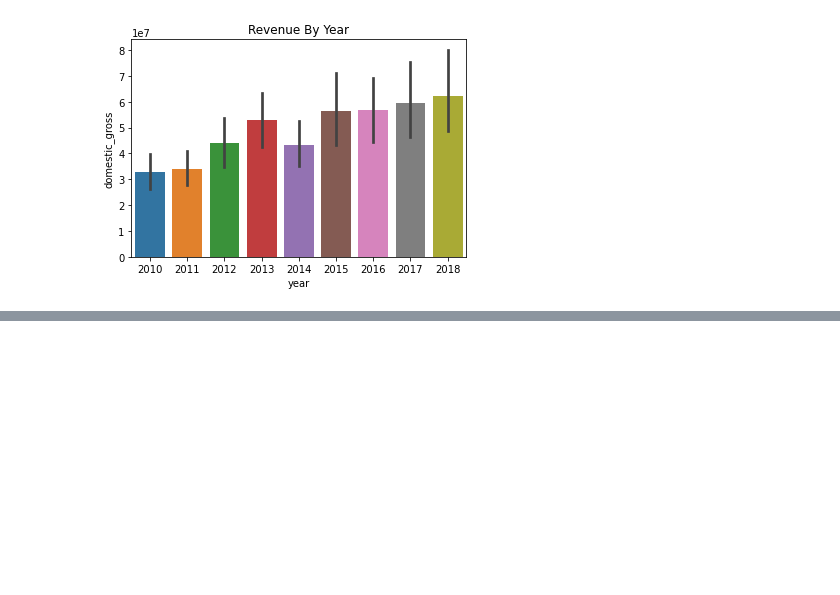
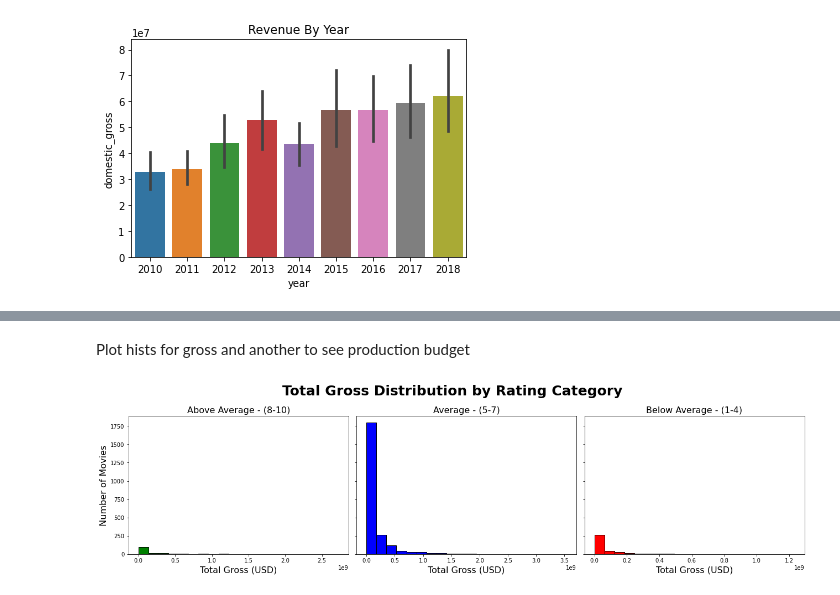
Before and after one commit to Moringa-Projects/Microsoft-Movies-Analysis-G4, a Jupyter notebook: student.ipynb, the cells around one changed output, grey strips where cells are left out. Cells and saved outputs as stored; diff of their text form; code cells hidden in the pictures; blank space fills up the shorter version.

```diff
--- a/student.ipynb
+++ b/student.ipynb
@@ -795,0 +709,26 @@ Name: genres, dtype: int64
+# %% [markdown]
+Plot hists for gross and another to see production budget
+# %%
+fig, axes = plt.subplots(1, 3, figsize=(18,5), sharey=True)
+
+# Above Average
+axes[0].hist(above_avg_df['total_gross'], bins=20, color='green', edgecolor='black')
+axes[0].set_title('Above Average - (8-10)', fontsize=16)
+axes[0].set_xlabel('Total Gross (USD)', fontsize=16)
+axes[0].set_ylabel('Number of Movies',fontsize=16)
+
+# Average
+axes[1].hist(avg_df['total_gross'], bins=20, color='blue', edgecolor='black')
+axes[1].set_title('Average - (5-7)', fontsize=16)
+axes[1].set_xlabel('Total Gross (USD)', fontsize=16)
+
+# Below Average
+axes[2].hist(below_avg_df['total_gross'], bins=20, color='red', edgecolor='black')
+axes[2].set_title('Below Average - (1-4)', fontsize=16)
+axes[2].set_xlabel('Total Gross (USD)', fontsize=16)
+
+fig.suptitle('Total Gross Distribution by Rating Category', fontsize=25, fontweight='bold')
+plt.tight_layout()
+plt.show()
+# %% [output]
+[figure, added]
```
Also changed, not shown: parts of 36 cells of this notebook.
